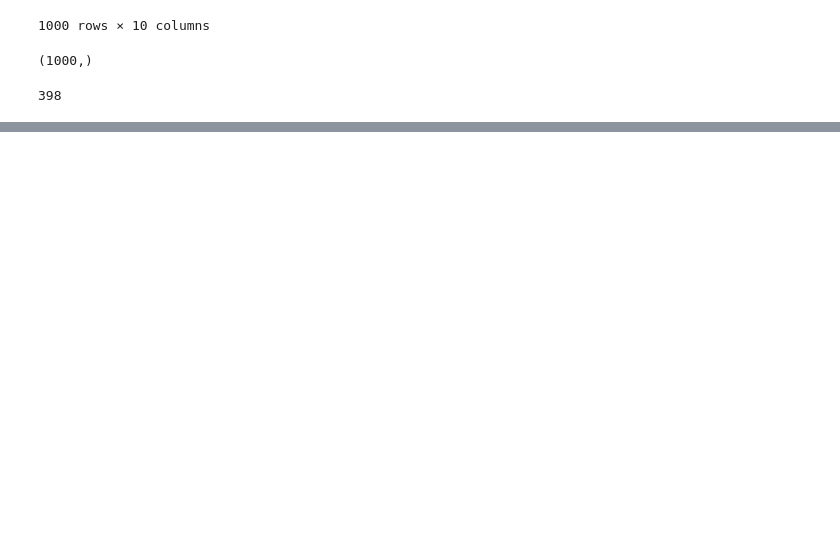
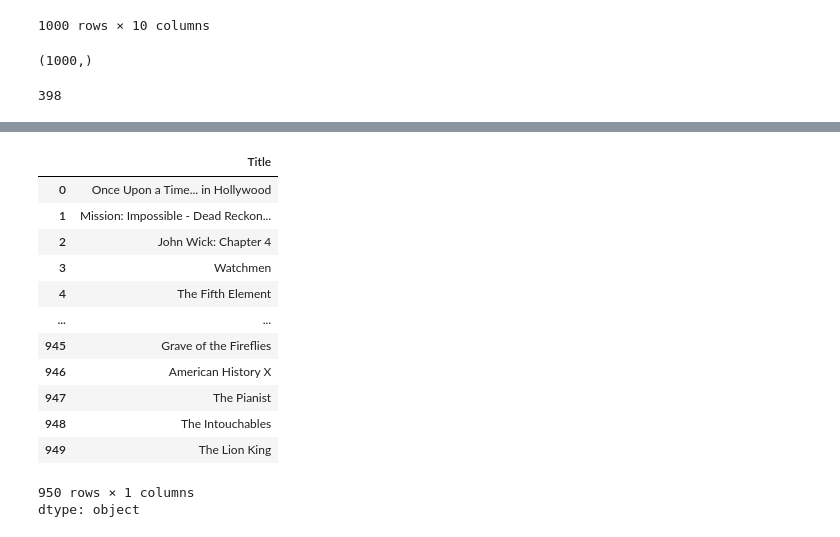
Before and after one commit to submaps/recsys_workshop, a Jupyter notebook: intro.ipynb, the cells around one changed output, grey strips where cells are left out. Cells and saved outputs as stored; diff of their text form; code cells hidden in the pictures; blank space fills up the shorter version.

```diff
--- a/intro.ipynb
+++ b/intro.ipynb
@@ -368,0 +423,17 @@ data['Title'].nunique()
+# %%
+c['Title']
+# %% [output]
+|  | Title |
+| 0 | Once Upon a Time... in Hollywood |
+| 1 | Mission: Impossible - Dead Reckon... |
+| 2 | John Wick: Chapter 4 |
+| 3 | Watchmen |
+| 4 | The Fifth Element |
+| ... | ... |
+| 945 | Grave of the Fireflies |
+| 946 | American History X |
+| 947 | The Pianist |
+| 948 | The Intouchables |
+| 949 | The Lion King |
+950 rows × 1 columns
+dtype: object
```
Also changed, not shown: parts of 7 cells of this notebook.
